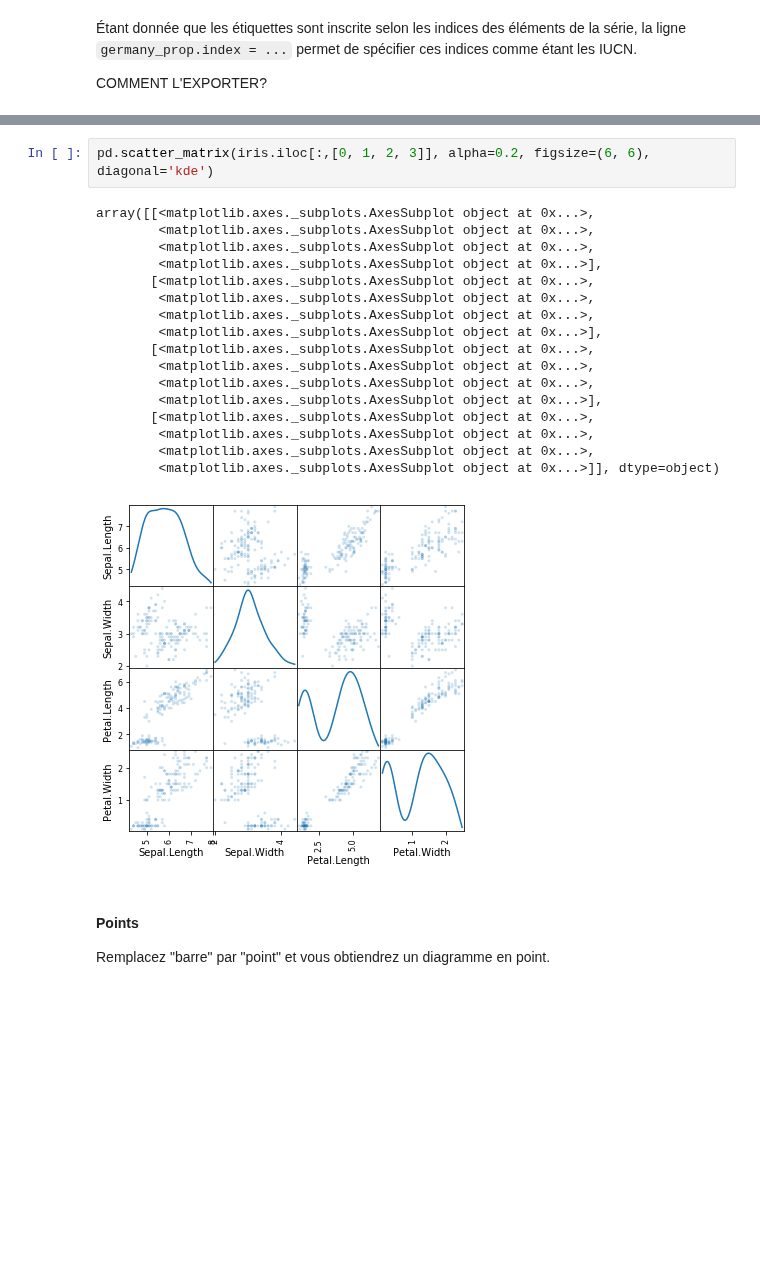
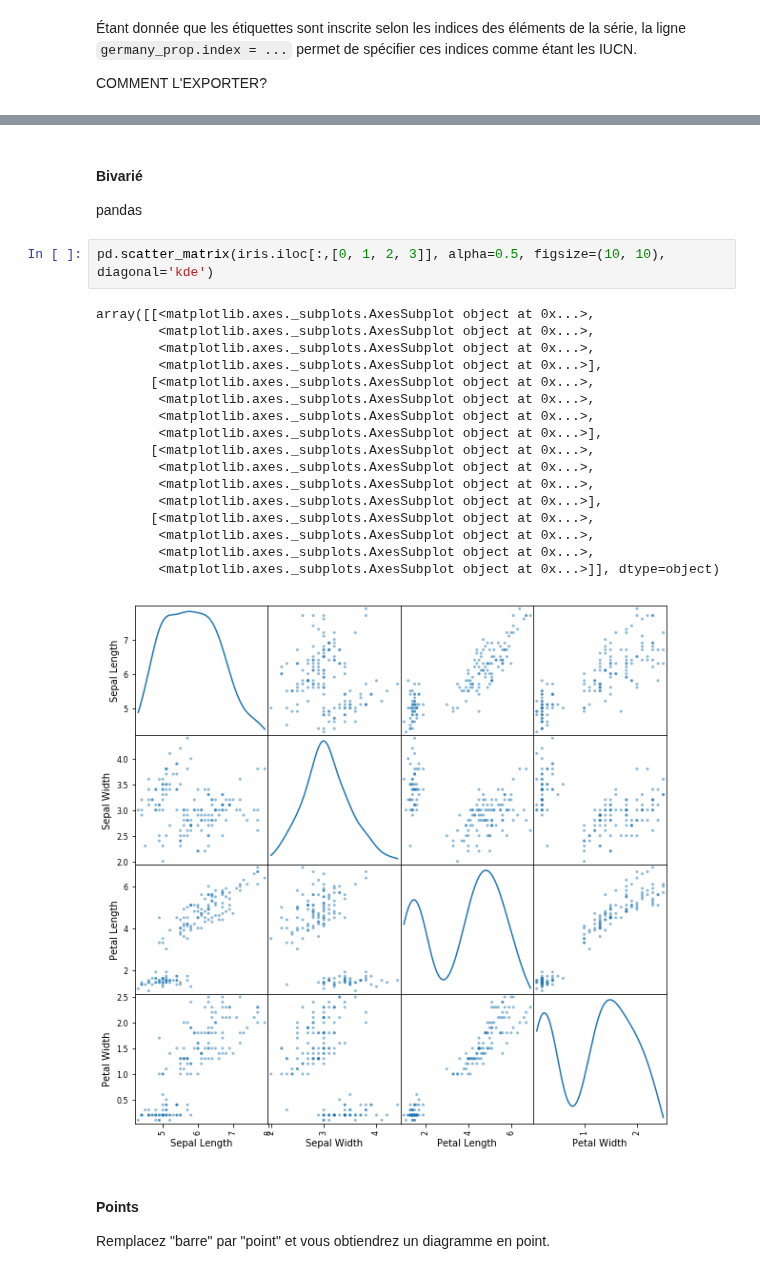
Before and after one commit to essicolo/ecologie-mathematique-Py, a Jupyter notebook: 4_Visualisation/4_Visualisation.ipynb, the cells around one changed output, grey strips where cells are left out. Drawn from its saved outputs; the diff is of its cells as text; blank space fills up the shorter version.

```diff
--- a/4_Visualisation/4_Visualisation.ipynb
+++ b/4_Visualisation/4_Visualisation.ipynb
@@ -382,23 +502,27 @@ pandas
+# %% [markdown]
+#### Bivarié
+
+pandas
 # %%
-pd.scatter_matrix(iris.iloc[:,[0, 1, 2, 3]], alpha=0.2, figsize=(6, 6), diagonal='kde')
+pd.scatter_matrix(iris.iloc[:,[0, 1, 2, 3]], alpha=0.5, figsize=(10, 10), diagonal='kde')
 # %% [output]
 array([[<matplotlib.axes._subplots.AxesSubplot object at 0x...>,
         <matplotlib.axes._subplots.AxesSubplot object at 0x...>,
         <matplotlib.axes._subplots.AxesSubplot object at 0x...>,
         <matplotlib.axes._subplots.AxesSubplot object at 0x...>],
        [<matplotlib.axes._subplots.AxesSubplot object at 0x...>,
         <matplotlib.axes._subplots.AxesSubplot object at 0x...>,
         <matplotlib.axes._subplots.AxesSubplot object at 0x...>,
         <matplotlib.axes._subplots.AxesSubplot object at 0x...>],
        [<matplotlib.axes._subplots.AxesSubplot object at 0x...>,
         <matplotlib.axes._subplots.AxesSubplot object at 0x...>,
         <matplotlib.axes._subplots.AxesSubplot object at 0x...>,
         <matplotlib.axes._subplots.AxesSubplot object at 0x...>],
        [<matplotlib.axes._subplots.AxesSubplot object at 0x...>,
         <matplotlib.axes._subplots.AxesSubplot object at 0x...>,
         <matplotlib.axes._subplots.AxesSubplot object at 0x...>,
         <matplotlib.axes._subplots.AxesSubplot object at 0x...>]], dtype=object)
-[figure, old version]
+[figure, new version]
 # %% [markdown]
 #### Points
 
```
Also changed, not shown: parts of 40 cells of this notebook, 4 other files.
